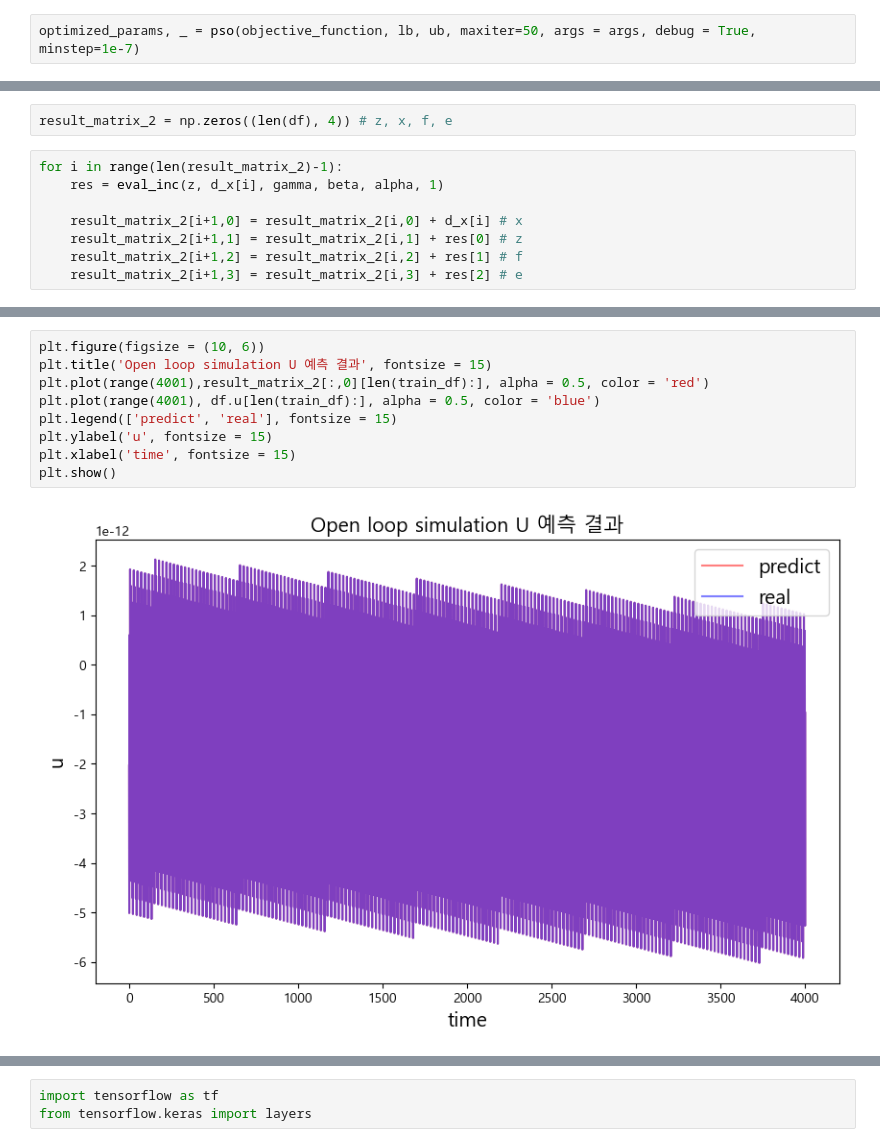
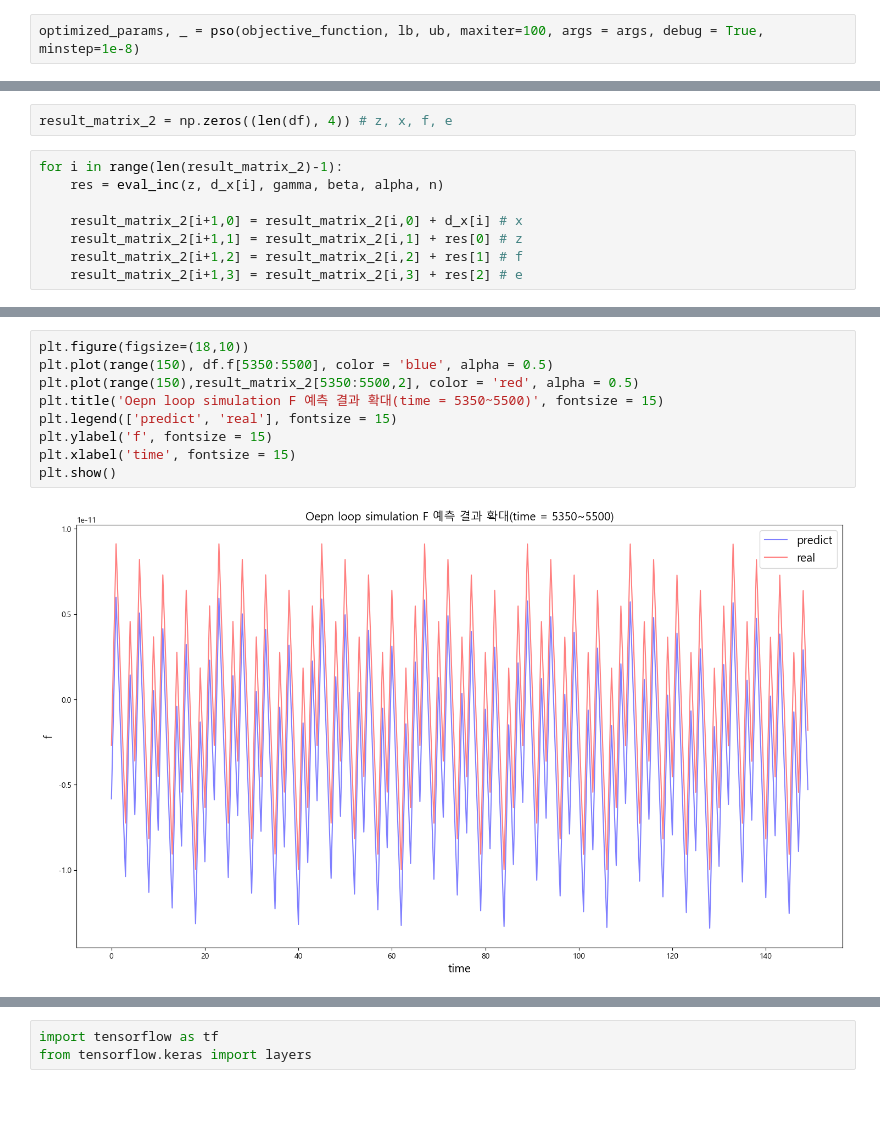
Before and after one commit to Jjineeq/hysteresis_curve, a Jupyter notebook: operator/ode_test.ipynb, the cells around one changed output, grey strips where cells are left out. Drawn from its saved outputs; the diff is of its cells as text; blank space fills up the shorter version.

```diff
--- a/operator/ode_test.ipynb
+++ b/operator/ode_test.ipynb
@@ -195,6 +195,6 @@ ub = [10, 10, 10, 10, 10]
 
 args = (train_dx, np.append(np.diff(train_df['f'], axis=0),0))
 # %%
-optimized_params, _ = pso(objective_function, lb, ub, maxiter=50, args = args, debug = True, minstep=1e-7)
+optimized_params, _ = pso(objective_function, lb, ub, maxiter=100, args = args, debug = True, minstep=1e-8)
 # %% [output]
 No constraints given.
@@ -225,7 +225,7 @@ gamma, beta, alpha, n, z = optimized_params
 result_matrix_2 = np.zeros((len(df), 4)) # z, x, f, e
 # %%
 for i in range(len(result_matrix_2)-1):
-    res = eval_inc(z, d_x[i], gamma, beta, alpha, 1)
+    res = eval_inc(z, d_x[i], gamma, beta, alpha, n)
 
     result_matrix_2[i+1,0] = result_matrix_2[i,0] + d_x[i] # x
     result_matrix_2[i+1,1] = result_matrix_2[i,1] + res[0] # z
@@ -253,11 +256,11 @@ plt.show()
 # %%
-plt.figure(figsize = (10, 6))
-plt.title('Open loop simulation U 예측 결과', fontsize = 15)
-plt.plot(range(4001),result_matrix_2[:,0][len(train_df):], alpha = 0.5, color = 'red')
-plt.plot(range(4001), df.u[len(train_df):], alpha = 0.5, color = 'blue')
+plt.figure(figsize=(18,10))
+plt.plot(range(150), df.f[5350:5500], color = 'blue', alpha = 0.5)
+plt.plot(range(150),result_matrix_2[5350:5500,2], color = 'red', alpha = 0.5)
+plt.title('Oepn loop simulation F 예측 결과 확대(time = 5350~5500)', fontsize = 15)
 plt.legend(['predict', 'real'], fontsize = 15)
-plt.ylabel('u', fontsize = 15)
+plt.ylabel('f', fontsize = 15)
 plt.xlabel('time', fontsize = 15)
 plt.show()
 # %% [output]
-[figure, old version]
+[figure, new version]
```
Also changed, not shown: parts of 24 cells of this notebook, 2 other files.
